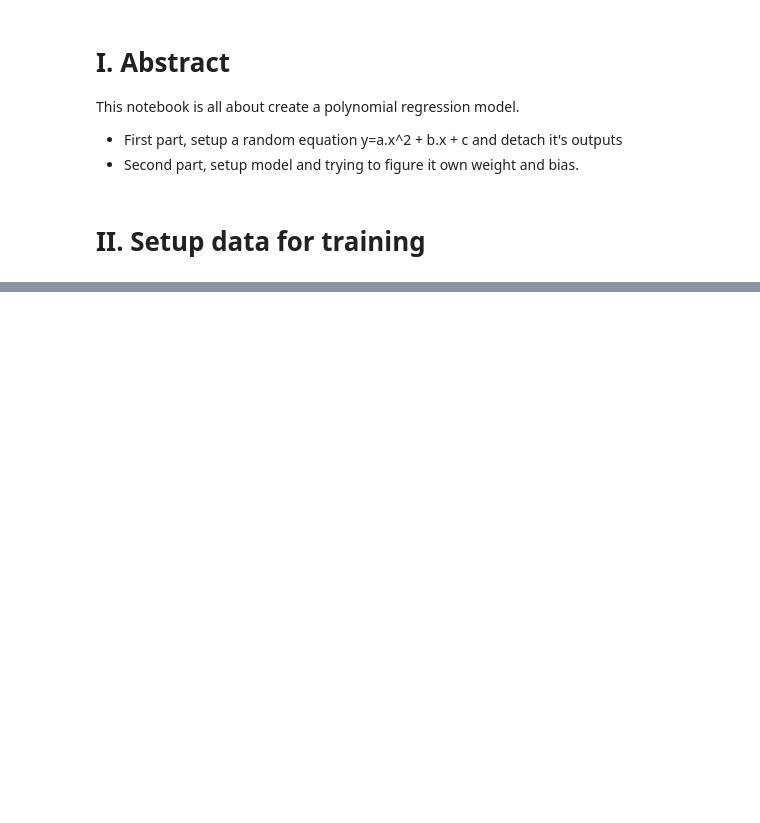
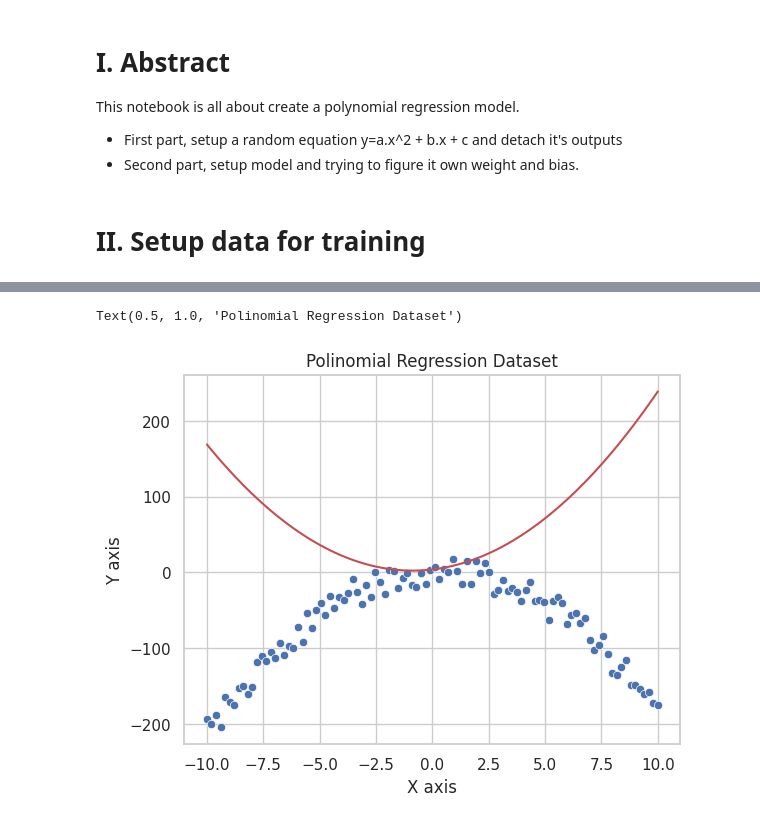
Before and after one commit to nguyenvinhlinh/jupyter-lab-collection, a Jupyter notebook: notebooks/0002-Polinomial Regression model.ipynb, the cells around one changed output, grey strips where cells are left out. Cells and saved outputs as stored; diff of their text form; code cells hidden in the pictures; blank space fills up the shorter version.

```diff
--- a/notebooks/0002-Polinomial Regression model.ipynb
+++ b/notebooks/0002-Polinomial Regression model.ipynb
@@ -44,0 +47,25 @@ Text(0.5, 1.0, 'Polinomial Regression Dataset')
+# %%
+class TrainModel(nn.Module):
+    def __init__(self):
+        super().__init__();
+        self.a = nn.Parameter(torch.tensor(2.0, requires_grad=True))
+        self.b = nn.Parameter(torch.tensor(3.5, requires_grad=True))
+        self.c = nn.Parameter(torch.tensor(4.0, requires_grad=True))
+
+    def forward(self,input):
+        output = self.a * (input**2)  + (self.b * input) + self.c
+        return output
+# %%
+train_model = TrainModel()
+# %%
+train_model_y_output = train_model(x_input_list)
+# %%
+sns.set(style='whitegrid')
+sns.lineplot(x=x_input_list, y=train_model_y_output.detach(), color='r')
+sns.scatterplot(x=x_input_list, y=y_output_noise_list)
+plt.ylabel("Y axis")
+plt.xlabel("X axis")
+plt.title("Polinomial Regression Dataset")
+# %% [output]
+Text(0.5, 1.0, 'Polinomial Regression Dataset')
+[figure, added]
```
Also changed, not shown: parts of 12 cells of this notebook, 2 other files.
